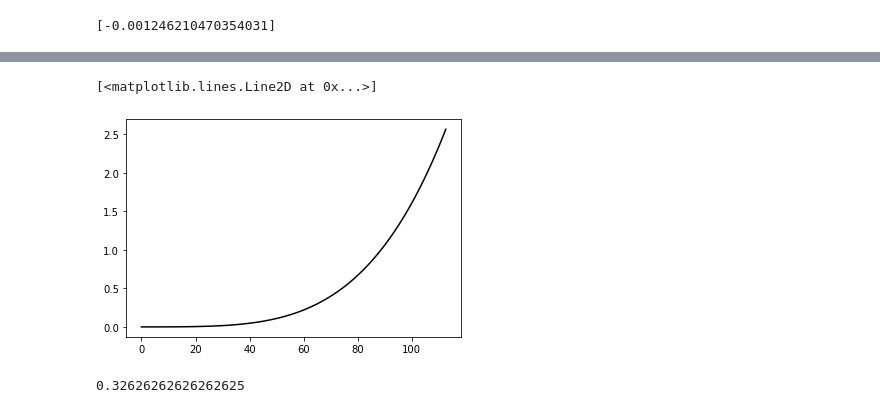
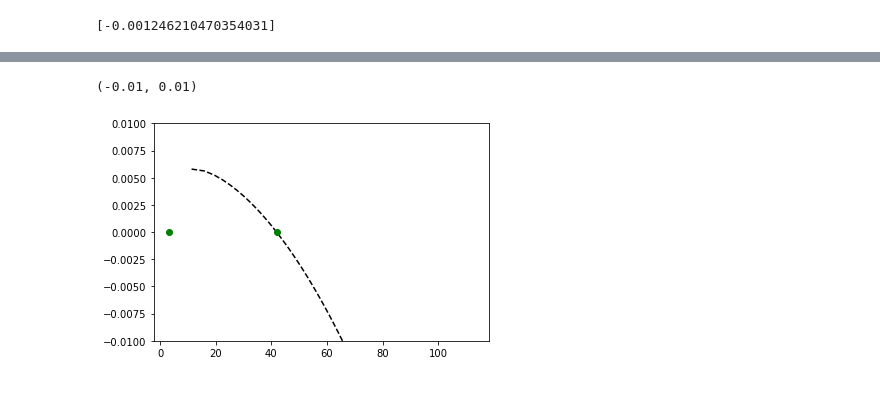
Before and after one commit to valmat07/KT_python, a Jupyter notebook: bifurcations_task/task2.ipynb, the cells around one changed output, grey strips where cells are left out. Drawn from its saved outputs; the diff is of its cells as text; code cells hidden in the pictures.

```diff
--- a/bifurcations_task/task2.ipynb
+++ b/bifurcations_task/task2.ipynb
@@ -31,7 +31,7 @@ k1_inv_val = 0.01
 k2_inv_val = 10e-9
 k3_val = 10
 # %%
-x_val = np.linspace(0.1, 0.9, 1000)
+x_val = np.linspace(0.1, 0.9, 100)
 y_val = np.zeros(len(x_val))
 k2_val = np.zeros(len(x_val))
 k2_val_tmp = np.zeros(len(x_val))
@@ -115,7 +119,7 @@ plt.legend()
 D1 = 0.001
 D2 = 1.0
 DD = 2 * D1 * D2
-k2s = 0.008
+k2s = 0.01
 L = 50
 # %%
 x_val = np.linspace(0.1, 0.9, 100)
@@ -201,7 +209,7 @@ for i in range(len(h)):
     S_B[i] = S_A - h[i] * (D1 + D2)
     delta_B[i] = delta_A - (A11 * D2 + A22 * D1) * h[i] + D1 * D2 * h[i] ** 2
     gam1[i] = 0.5 * (S_B[i] + np.sqrt(S_B[i] ** 2 - 4 * delta_B[i]))
-    gam2[i] = 0.5 * (S_B[i] - np.sqrt(S_B[i] ** 2 - 4 * delta_B[i]))
+    gam2[i] = 0.5 * (S_B[i] + np.sqrt(S_B[i] ** 2 - 4 * delta_B[i]))
 
 Dis = (A11 * D2 + A22 * D1) ** 2 - 4 * delta_A *D1 * D2
 h1 = (A11 * D2  + A22 * D1  + np.sqrt(Dis))/DD
@@ -211,11 +254,8 @@ nh2 = np.sqrt(h2) * L / np.pi
 # %%
-plt.plot(nn, delta_B, color='black', linestyle='-')
+plt.plot(nn, gam1, color='black', linestyle='--')
 plt.plot(nh1, 0, 'go')
 plt.plot(nh2, 0, 'go')
+plt.ylim(-0.01, 0.01)
 # %% [output]
-[<matplotlib.lines.Line2D at 0x...>]
+(-0.01, 0.01)
-[figure, old version]
+[figure, new version]
-# %%
-xs[0]
-# %% [output]
-0.32626262626262625
```
Also changed, not shown: parts of 10 cells of this notebook, 1 other file.
